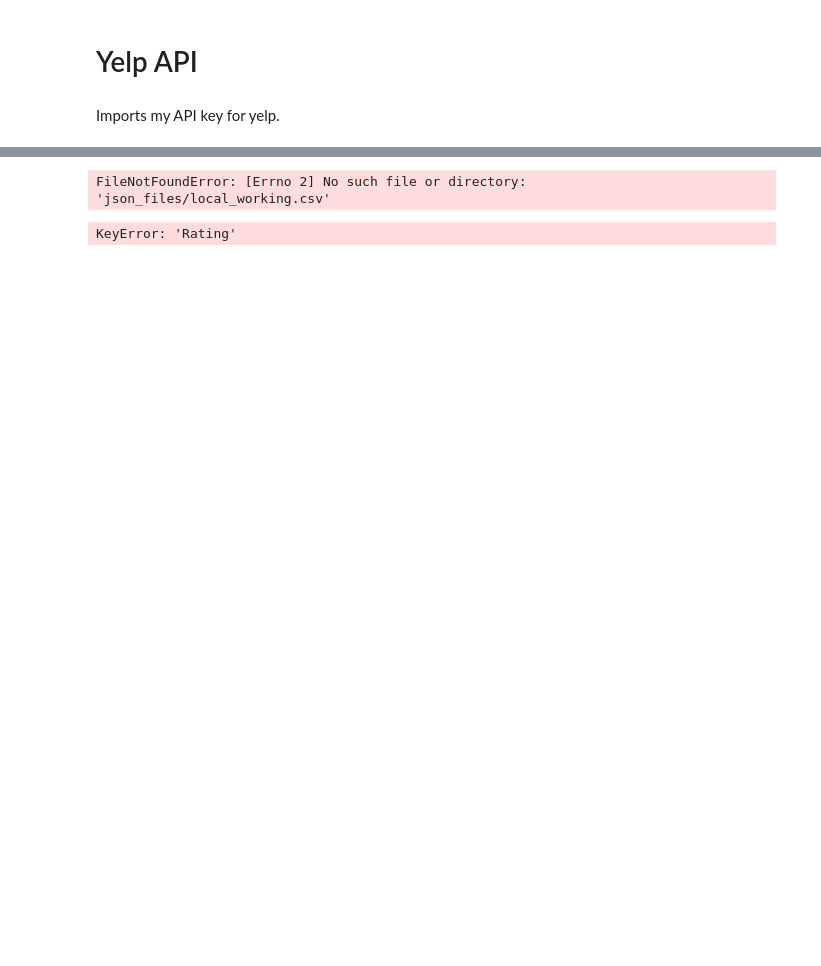
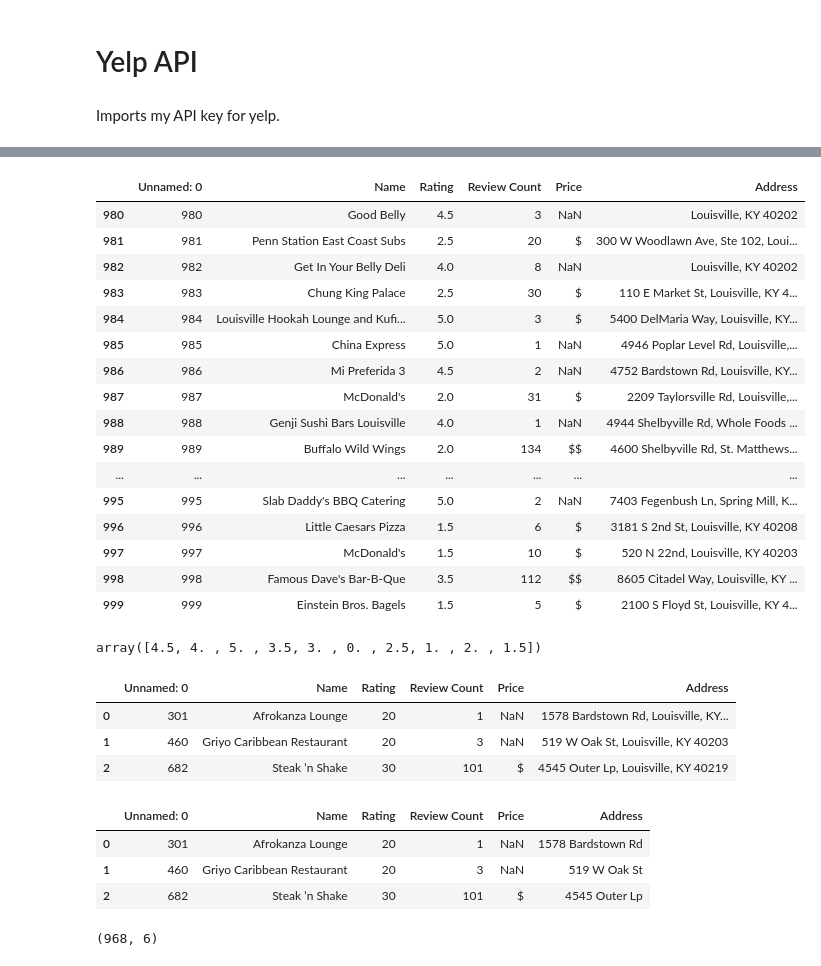
Before and after one commit to dmorton714/-restaurant_inspection_scores, a Jupyter notebook: clean_code/final.ipynb, the cells around one changed output, grey strips where cells are left out. Cells and saved outputs as stored; diff of their text form; code cells hidden in the pictures; blank space fills up the shorter version.

```diff
--- a/clean_code/final.ipynb
+++ b/clean_code/final.ipynb
@@ -181,8 +165,5 @@ df2.to_csv('yelp.csv')
 # %%
-df = pd.read_csv('json_files/local_working.csv')
-df2 = pd.read_csv('json_files/yelp.csv')
+df2 = pd.read_csv('../json_files/yelp.csv')
-# %% [output]
-FileNotFoundError: [Errno 2] No such file or directory: 'json_files/local_working.csv'
 # %%
 # # cols_drop = ['InspectionID', 'PlaceName', 'Address2', 'TypeDescription', 'NameSearch', 'Intersection']
 # # df.drop(cols_drop, axis=1, inplace=True)
@@ -203,19 +184,73 @@ FileNotFoundError: [Errno 2] No such file or directory: 'json_files/local_workin
 
 # # Printing the final DataFrame
 # df.head(10)
+# %%
+df2.tail(20)
+# %% [output]
+|  | Unnamed: 0 | Name | Rating | Review Count | Price | Address |
+| 980 | 980 | Good Belly | 4.5 | 3 | NaN | Louisville, KY 40202 |
+| 981 | 981 | Penn Station East Coast Subs | 2.5 | 20 | $ | 300 W Woodlawn Ave, Ste 102, Loui... |
+| 982 | 982 | Get In Your Belly Deli | 4.0 | 8 | NaN | Louisville, KY 40202 |
+| 983 | 983 | Chung King Palace | 2.5 | 30 | $ | 110 E Market St, Louisville, KY 4... |
+| 984 | 984 | Louisville Hookah Lounge and Kufi... | 5.0 | 3 | $ | 5400 DelMaria Way, Louisville, KY... |
+| 985 | 985 | China Express | 5.0 | 1 | NaN | 4946 Poplar Level Rd, Louisville,... |
+| 986 | 986 | Mi Preferida 3 | 4.5 | 2 | NaN | 4752 Bardstown Rd, Louisville, KY... |
+| 987 | 987 | McDonald's | 2.0 | 31 | $ | 2209 Taylorsville Rd, Louisville,... |
+| 988 | 988 | Genji Sushi Bars Louisville | 4.0 | 1 | NaN | 4944 Shelbyville Rd, Whole Foods ... |
+| 989 | 989 | Buffalo Wild Wings | 2.0 | 134 | $$ | 4600 Shelbyville Rd, St. Matthews... |
+| ... | ... | ... | ... | ... | ... | ... |
+| 995 | 995 | Slab Daddy's BBQ Catering | 5.0 | 2 | NaN | 7403 Fegenbush Ln, Spring Mill, K... |
+| 996 | 996 | Little Caesars Pizza | 1.5 | 6 | $ | 3181 S 2nd St, Louisville, KY 40208 |
+| 997 | 997 | McDonald's | 1.5 | 10 | $ | 520 N 22nd, Louisville, KY 40203 |
+| 998 | 998 | Famous Dave's Bar-B-Que | 3.5 | 112 | $$ | 8605 Citadel Way, Louisville, KY ... |
+| 999 | 999 | Einstein Bros. Bagels | 1.5 | 5 | $ | 2100 S Floyd St, Louisville, KY 4... |
+# %%
+df2['Rating'].unique()
+# %% [output]
+array([4.5, 4. , 5. , 3.5, 3. , 0. , 2.5, 1. , 2. , 1.5])
 # %%
-df2 = df2.sort_values(by="Rating", ascending=True)
-df2 = df2.loc[df['Rating'] != 0.0]
-df2 = df2.reset_index(drop=True)
-df2['Rating'] = (df2['Rating']*20).astype(int)
-df2.head(3)
-df2.to_json('../json_files/yelp.json')
+# df2 = df2.sort_values(by="Rating", ascending=True)
+# df2 = df2.loc[df["Rating"] != 0.0]
+# df2 = df2.reset_index(drop=True)
+# df2['Rating'] = (df2['Rating']*20).astype(int)
+# df2.head(3)
+# df2.to_json('../json_files/yelp.json')
-# %% [output]
-KeyError: 'Rating'
+# %%
+# Sort df2 by the "Rating" column in ascending order
+df2 = df2.sort_values(by="Rating", ascending=True)
+
+# Remove rows where the "Rating" column value is 0.0
+df2 = df2.loc[df2["Rating"] != 0.0]
+
+# Reset the index of df2
+df2 = df2.reset_index(drop=True)
+
+# Multiply the "Rating" column by 20 and convert it to an integer
+df2['Rating'] = (df2['Rating'] * 20).astype(int)
+
+# Display the first 3 rows of df2
+df2.head(3)
+
+# Save df2 to a JSON file
+# df2.to_json('../json_files/yelp.json')
+# %% [output]
+|  | Unnamed: 0 | Name | Rating | Review Count | Price | Address |
+| 0 | 301 | Afrokanza Lounge | 20 | 1 | NaN | 1578 Bardstown Rd, Louisville, KY... |
+| 1 | 460 | Griyo Caribbean Restaurant | 20 | 3 | NaN | 519 W Oak St, Louisville, KY 40203 |
+| 2 | 682 | Steak ’n Shake | 30 | 101 | $ | 4545 Outer Lp, Louisville, KY 40219 |
 # %%
 df2['Address'] = df2['Address'].str.split(',').str[0]
-df2['Rating'] = (df2['Rating']*20).astype(int)
+# df2['Rating'] = (df2['Rating']*20).astype(int)
 df2.head(3)
+# %% [output]
+|  | Unnamed: 0 | Name | Rating | Review Count | Price | Address |
+| 0 | 301 | Afrokanza Lounge | 20 | 1 | NaN | 1578 Bardstown Rd |
+| 1 | 460 | Griyo Caribbean Restaurant | 20 | 3 | NaN | 519 W Oak St |
+| 2 | 682 | Steak ’n Shake | 30 | 101 | $ | 4545 Outer Lp |
 # %%
 df['Address'] = df['Address'].str.lower().str.strip()
 df2['Address'] = df2['Address'].str.lower().str.strip()
+# %%
+df2.shape
+# %% [output]
+(968, 6)
```
Also changed, not shown: parts of 15 cells of this notebook, 14 other files.
